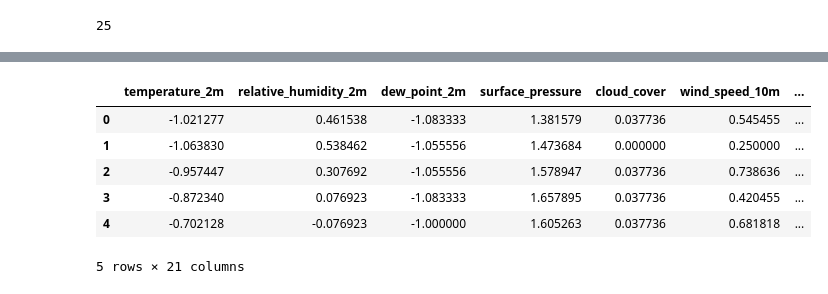
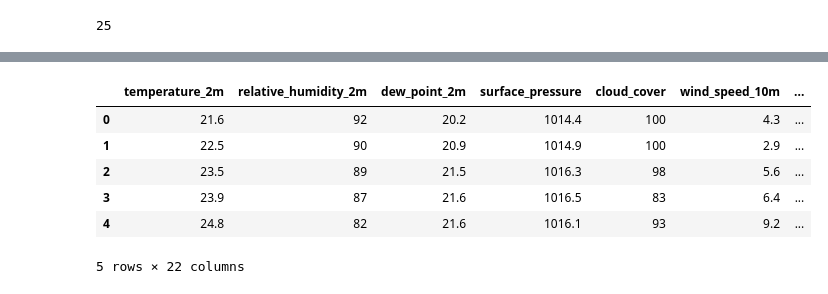
Before and after one commit to MinhHien2004/KHDL, a Jupyter notebook: Preprocessing.ipynb, the cells around one changed output, grey strips where cells are left out. Cells and saved outputs as stored; diff of their text form; code cells hidden in the pictures.

```diff
--- a/Preprocessing.ipynb
+++ b/Preprocessing.ipynb
@@ -536,11 +466,11 @@ data_scaled.to_csv('data_scaled.csv', index=False)
 # %%
-d = pd.read_csv('data_scaled.csv')
-d.head()
+f = pd.read_csv('preprocessed_data.csv')
+f.head()
 # %% [output]
 |  | temperature_2m | relative_humidity_2m | dew_point_2m | surface_pressure | cloud_cover | wind_speed_10m | ... |
-| 0 | -1.021277 | 0.461538 | -1.083333 | 1.381579 | 0.037736 | 0.545455 | ... |
-| 1 | -1.063830 | 0.538462 | -1.055556 | 1.473684 | 0.000000 | 0.250000 | ... |
-| 2 | -0.957447 | 0.307692 | -1.055556 | 1.578947 | 0.037736 | 0.738636 | ... |
-| 3 | -0.872340 | 0.076923 | -1.083333 | 1.657895 | 0.037736 | 0.420455 | ... |
-| 4 | -0.702128 | -0.076923 | -1.000000 | 1.605263 | 0.037736 | 0.681818 | ... |
+| 0 | 21.6 | 92 | 20.2 | 1014.4 | 100 | 4.3 | ... |
+| 1 | 22.5 | 90 | 20.9 | 1014.9 | 100 | 2.9 | ... |
+| 2 | 23.5 | 89 | 21.5 | 1016.3 | 98 | 5.6 | ... |
+| 3 | 23.9 | 87 | 21.6 | 1016.5 | 83 | 6.4 | ... |
+| 4 | 24.8 | 82 | 21.6 | 1016.1 | 93 | 9.2 | ... |
-5 rows × 21 columns
+5 rows × 22 columns
```
Also changed, not shown: parts of 26 cells of this notebook, 3 other files.
